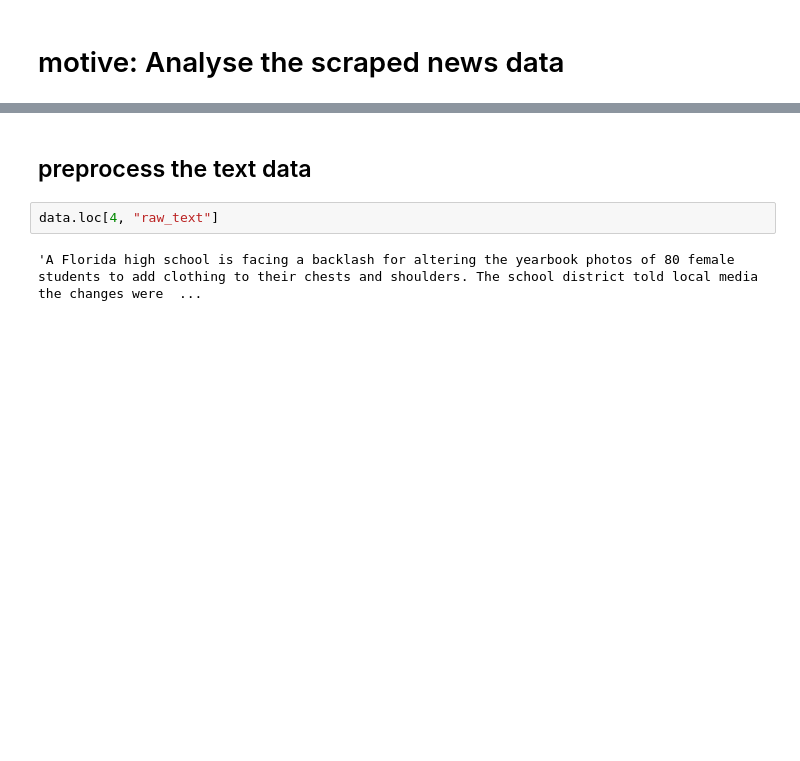
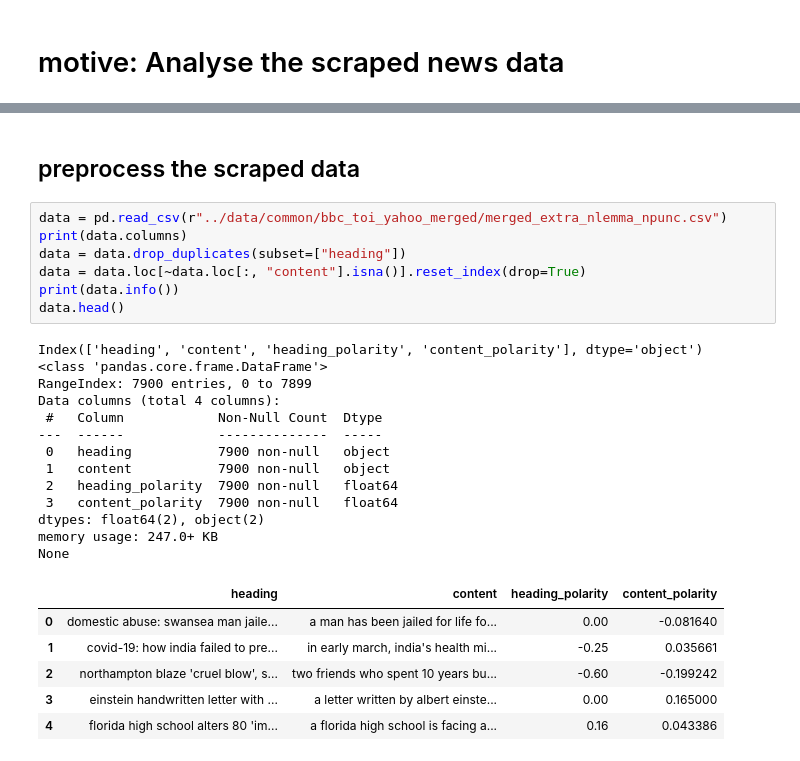
Before and after one commit to thepooons/news-rec-cw, a Jupyter notebook: notebooks/6_6_21_text_eda.ipynb, the cells around one changed output, grey strips where cells are left out. Drawn from its saved outputs; the diff is of its cells as text; blank space fills up the shorter version.

```diff
--- a/notebooks/6_6_21_text_eda.ipynb
+++ b/notebooks/6_6_21_text_eda.ipynb
@@ -21,6 +18,29 @@ data.head()
 # %% [markdown]
-## preprocess the text data
+## preprocess the scraped data
-# %%
-data.loc[4, "raw_text"]
-# %% [output]
-'A Florida high school is facing a backlash for altering the yearbook photos of 80 female students to add clothing to their chests and shoulders. The school district told local media the changes were  ...
+# %%
+data = pd.read_csv(r"../data/common/bbc_toi_yahoo_merged/merged_extra_nlemma_npunc.csv")
+print(data.columns)
+data = data.drop_duplicates(subset=["heading"])
+data = data.loc[~data.loc[:, "content"].isna()].reset_index(drop=True)
+print(data.info())
+data.head()
+# %% [output]
+Index(['heading', 'content', 'heading_polarity', 'content_polarity'], dtype='object')
+<class 'pandas.core.frame.DataFrame'>
+RangeIndex: 7900 entries, 0 to 7899
+Data columns (total 4 columns):
+ #   Column            Non-Null Count  Dtype
+---  ------            --------------  -----
+ 0   heading           7900 non-null   object
+ 1   content           7900 non-null   object
+ 2   heading_polarity  7900 non-null   float64
+ 3   content_polarity  7900 non-null   float64
+dtypes: float64(2), object(2)
+memory usage: 247.0+ KB
+None
+|  | heading | content | heading_polarity | content_polarity |
+| 0 | domestic abuse: swansea man jaile... | a man has been jailed for life fo... | 0.00 | -0.081640 |
+| 1 | covid-19: how india failed to pre... | in early march, india's health mi... | -0.25 | 0.035661 |
+| 2 | northampton blaze 'cruel blow', s... | two friends who spent 10 years bu... | -0.60 | -0.199242 |
+| 3 | einstein handwritten letter with ... | a letter written by albert einste... | 0.00 | 0.165000 |
+| 4 | florida high school alters 80 'im... | a florida high school is facing a... | 0.16 | 0.043386 |
```
Also changed, not shown: parts of 16 cells of this notebook, 3 other files.
